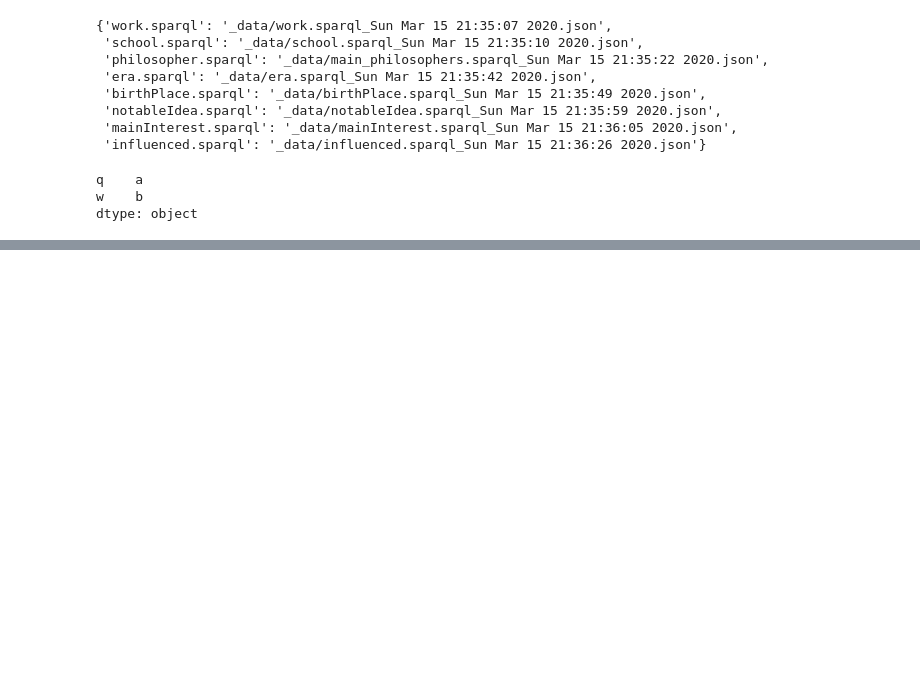
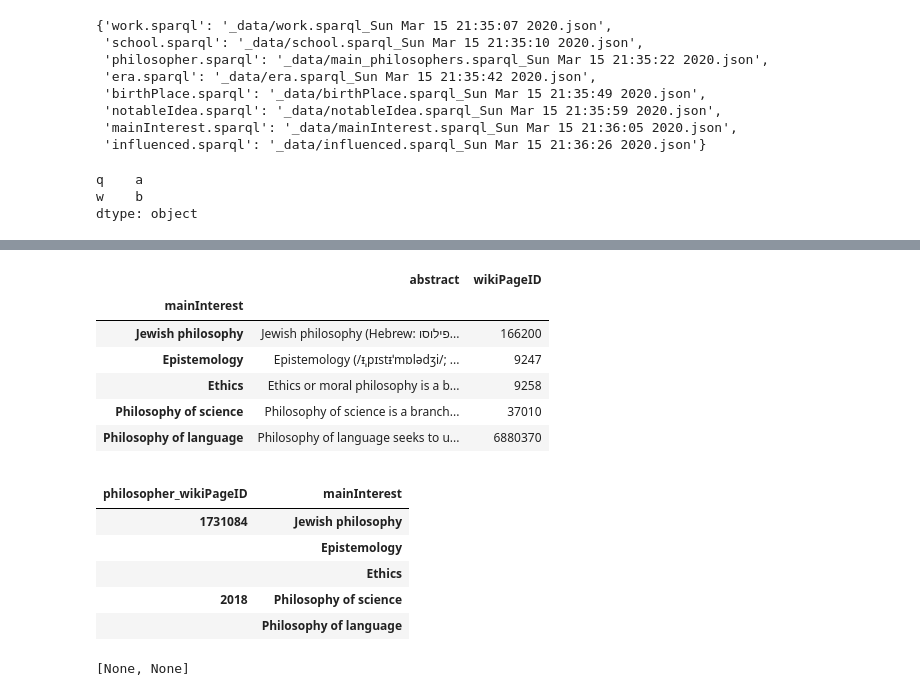
Before and after one commit to Citronnn/adfmp20-phil, a Jupyter notebook: fetch_db/parse.ipynb, the cells around one changed output, grey strips where cells are left out. Saved outputs shown, nothing was run; the diff lists cells and outputs as text; code cells hidden in the pictures; blank space fills up the shorter version.

```diff
--- a/fetch_db/parse.ipynb
+++ b/fetch_db/parse.ipynb
@@ -153 +190,10 @@ def parse_birth_death(parsed):
 [None, None]
+# %%
+def parse_influenced(parsed):
+    df = pd.DataFrame(parsed)
+    index = ['object1_wikiPageID', 'object2_wikiPageID']
+    df = df[index].reset_index(drop=True).set_index(index)
+    return {'PhilosopherInfluenced': df}
+
+PARSE_FUNCS[INFLUENCED] = parse_influenced
+[display(df.head()) for df in parse_influenced(parse_sample(SAMPLES[INFLUENCED])).values()]
@@ -153,0 +209,43 @@ def parse_birth_death(parsed):
+# %%
+def parse_stuff(parsed, name, attrs=None, key=None):
+    if key is None:
+        key = name
+    if attrs is None:
+        attrs = [f'{name}', f'{name}_abstract', f'{name}_wikiPageID']
+    df = pd.DataFrame(parsed)
+    df[name] = df[name].apply(parse_object_name)
+
+    df_int = df[attrs].copy()
+    df_int.columns = [attrs[0], *[attr.replace(name, "").replace('_', "") for attr in attrs[1:]]]
+    df_int = df_int.drop_duplicates().reset_index(drop=True).set_index(key)
+
+    df_has = df[['wikiPageID', key]]
+    df_has.columns = 'philosopher_wikiPageID', key
+    df_has = df_has.drop_duplicates().reset_index(drop=True).set_index(['philosopher_wikiPageID', key])
+
+    return {
+        stringcase.capitalcase(name): df_int,
+        f'PhilopherHas{stringcase.capitalcase(name)}': df_has
+    }
+
+PARSE_FUNCS[MAIN_INTEREST] = lambda sample: parse_stuff(sample, 'mainInterest')
+[
+    display(df.head())
+    for df in PARSE_FUNCS[MAIN_INTEREST](parse_sample(SAMPLES[MAIN_INTEREST])).values()
+]
+# %% [output]
+|  | abstract | wikiPageID |
+| mainInterest |  |  |
+| Jewish philosophy | Jewish philosophy (Hebrew: פילוסו... | 166200 |
+| Epistemology | Epistemology (/ᵻˌpɪstᵻˈmɒlədʒi/; ... | 9247 |
+| Ethics | Ethics or moral philosophy is a b... | 9258 |
+| Philosophy of science | Philosophy of science is a branch... | 37010 |
+| Philosophy of language | Philosophy of language seeks to u... | 6880370 |
+|  |  |
+| philosopher_wikiPageID | mainInterest |
+| 1731084 | Jewish philosophy |
+|  | Epistemology |
+|  | Ethics |
+| 2018 | Philosophy of science |
+|  | Philosophy of language |
+[None, None]
```
Also changed, not shown: parts of 14 cells of this notebook, 1 other file.
